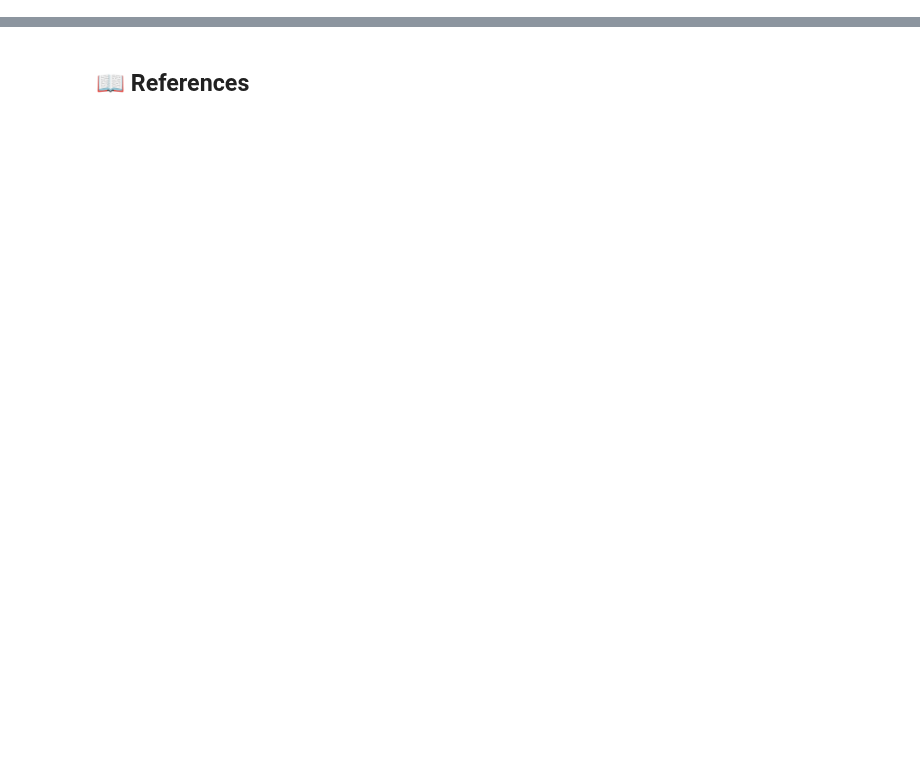
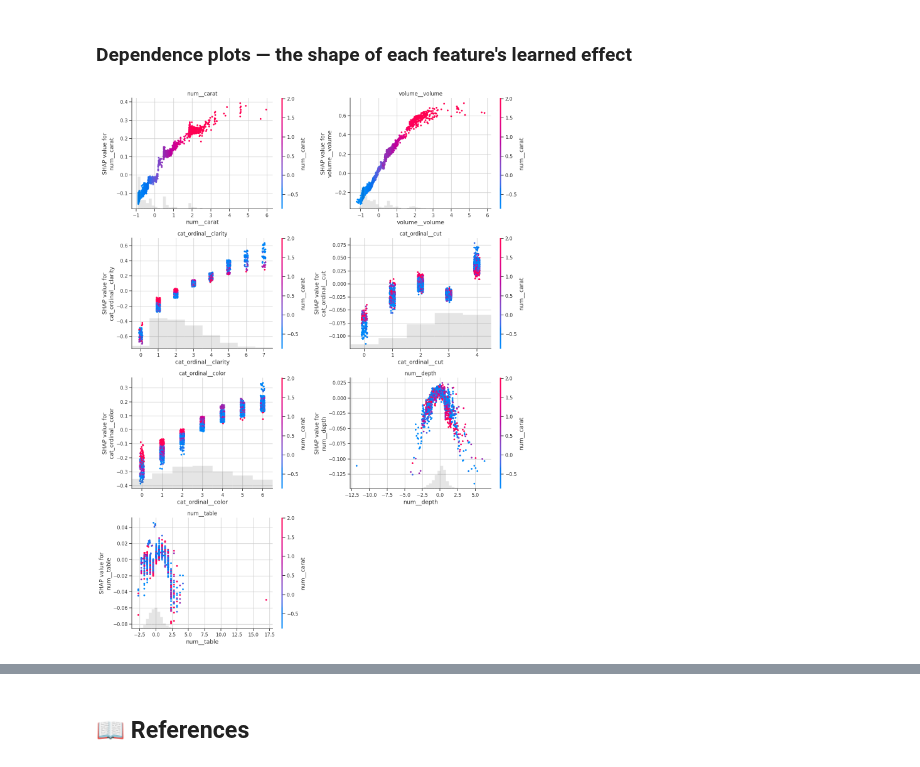
Before and after one commit to gamug/diamantes, a Jupyter notebook: notebooks/6-interpretation/01-gmg-modeloX_interpretation-2026_08_18.ipynb, the cells around one changed output, grey strips where cells are left out. Drawn from its saved outputs; the diff is of its cells as text; code cells hidden in the pictures; blank space fills up the shorter version.

```diff
--- a/notebooks/6-interpretation/01-gmg-modeloX_interpretation-2026_08_18.ipynb
+++ b/notebooks/6-interpretation/01-gmg-modeloX_interpretation-2026_08_18.ipynb
@@ -170,0 +342,26 @@ The analysis of feature importances reveals that gender (both male and female) i
+# %% [markdown]
+### Dependence plots — the shape of each feature's learned effect
+# %%
+dependence_features = [
+    "num__carat",
+    "volume__volume",
+    "cat_ordinal__clarity",
+    "cat_ordinal__cut",
+    "cat_ordinal__color",
+    "num__depth",
+    "num__table",
+]
+fig, axes = plt.subplots(4, 2, figsize=(14, 18))
+for ax, feat in zip(axes.ravel(), dependence_features, strict=False):
+    shap.plots.scatter(
+        shap_explanation[:, feat],
+        color=shap_explanation[:, "num__carat"],
+        ax=ax,
+        show=False,
+    )
+    ax.set_title(feat)
+axes.ravel()[-1].axis("off")
+plt.tight_layout()
+plt.show()
+# %% [output]
+[figure, added]
```
Also changed, not shown: parts of 87 cells of this notebook, 3 other files.
